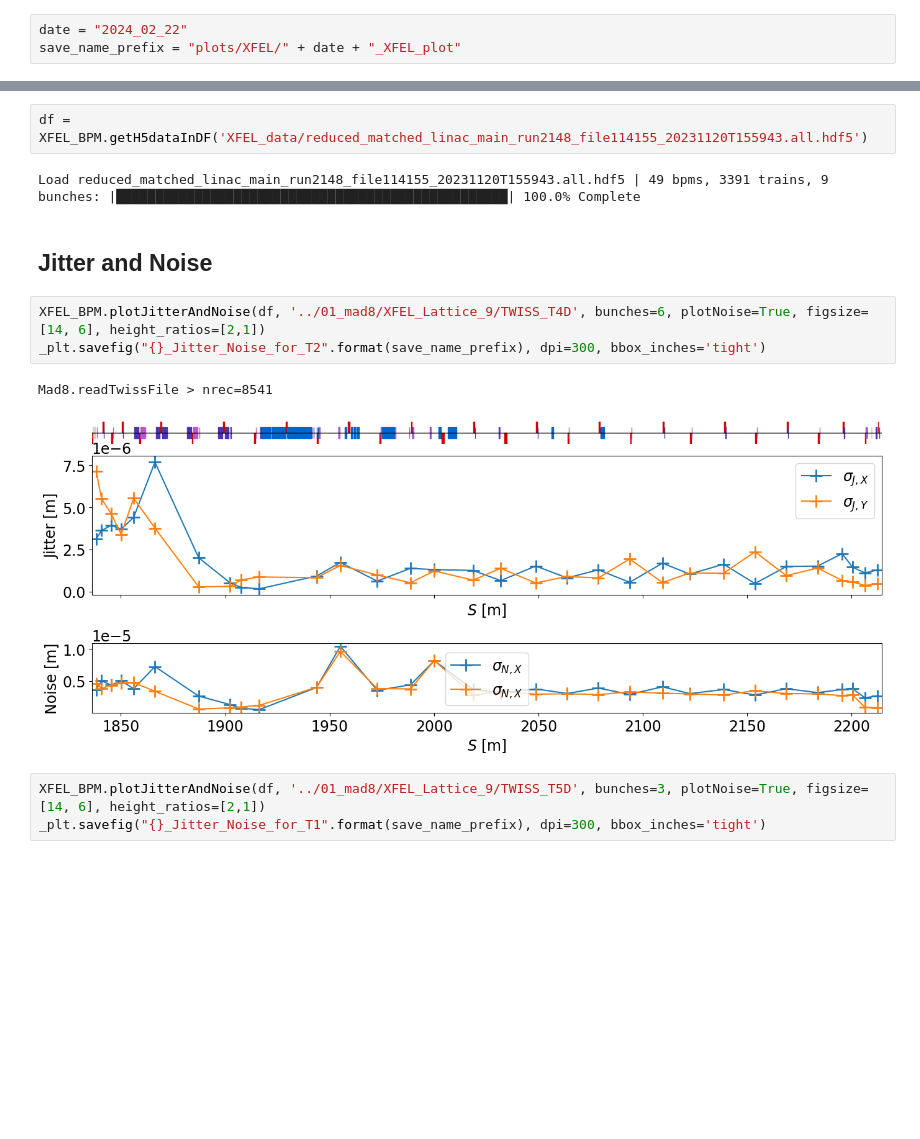
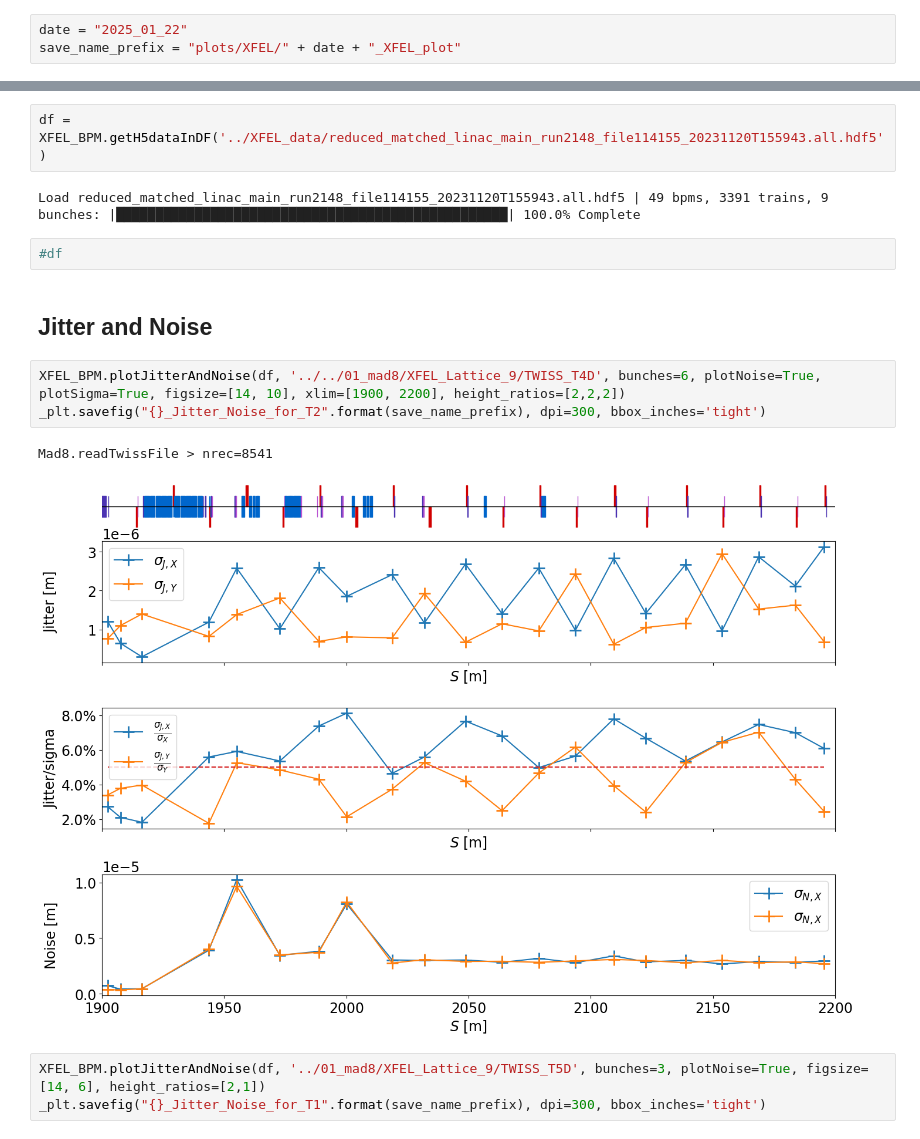
Before and after one commit to MarinDeniaud/luxe-backgrounds, a Jupyter notebook: 06_analysis/jupyter_notebooks/XFEL_data.ipynb, the cells around one changed output, grey strips where cells are left out. Drawn from its saved outputs; the diff is of its cells as text; blank space fills up the shorter version.

```diff
--- a/06_analysis/jupyter_notebooks/XFEL_data.ipynb
+++ b/06_analysis/jupyter_notebooks/XFEL_data.ipynb
@@ -9,7 +16,7 @@ Welcome to JupyROOT 6.29/01
 # %% [markdown]
 ### Date and prefix
 # %%
-date = "2024_02_22"
+date = "2025_01_22"
 save_name_prefix = "plots/XFEL/" + date + "_XFEL_plot"
 # %% [markdown]
 ### Get bunch pattern
@@ -32,17 +55,19 @@ Load hdf5 file XFEL_data/matched_linac_main_run2148_file109482_20231119T155947.a
 # %% [markdown]
 # Get H5 data in DF
 # %%
-df = XFEL_BPM.getH5dataInDF('XFEL_data/reduced_matched_linac_main_run2148_file114155_20231120T155943.all.hdf5')
+df = XFEL_BPM.getH5dataInDF('../XFEL_data/reduced_matched_linac_main_run2148_file114155_20231120T155943.all.hdf5')
 # %% [output]
 Load reduced_matched_linac_main_run2148_file114155_20231120T155943.all.hdf5 | 49 bpms, 3391 trains, 9 bunches: |██████████████████████████████████████████████████| 100.0% Complete
+# %%
+#df
 # %% [markdown]
 ## Jitter and Noise
 # %%
-XFEL_BPM.plotJitterAndNoise(df, '../01_mad8/XFEL_Lattice_9/TWISS_T4D', bunches=6, plotNoise=True, figsize=[14, 6], height_ratios=[2,1])
+XFEL_BPM.plotJitterAndNoise(df, '../../01_mad8/XFEL_Lattice_9/TWISS_T4D', bunches=6, plotNoise=True, plotSigma=True, figsize=[14, 10], xlim=[1900, 2200], height_ratios=[2,2,2])
 _plt.savefig("{}_Jitter_Noise_for_T2".format(save_name_prefix), dpi=300, bbox_inches='tight')
 # %% [output]
 Mad8.readTwissFile > nrec=8541
-[figure, old version]
+[figure, new version]
 # %%
 XFEL_BPM.plotJitterAndNoise(df, '../01_mad8/XFEL_Lattice_9/TWISS_T5D', bunches=3, plotNoise=True, figsize=[14, 6], height_ratios=[2,1])
 _plt.savefig("{}_Jitter_Noise_for_T1".format(save_name_prefix), dpi=300, bbox_inches='tight')
```
Also changed, not shown: parts of 31 cells of this notebook.
